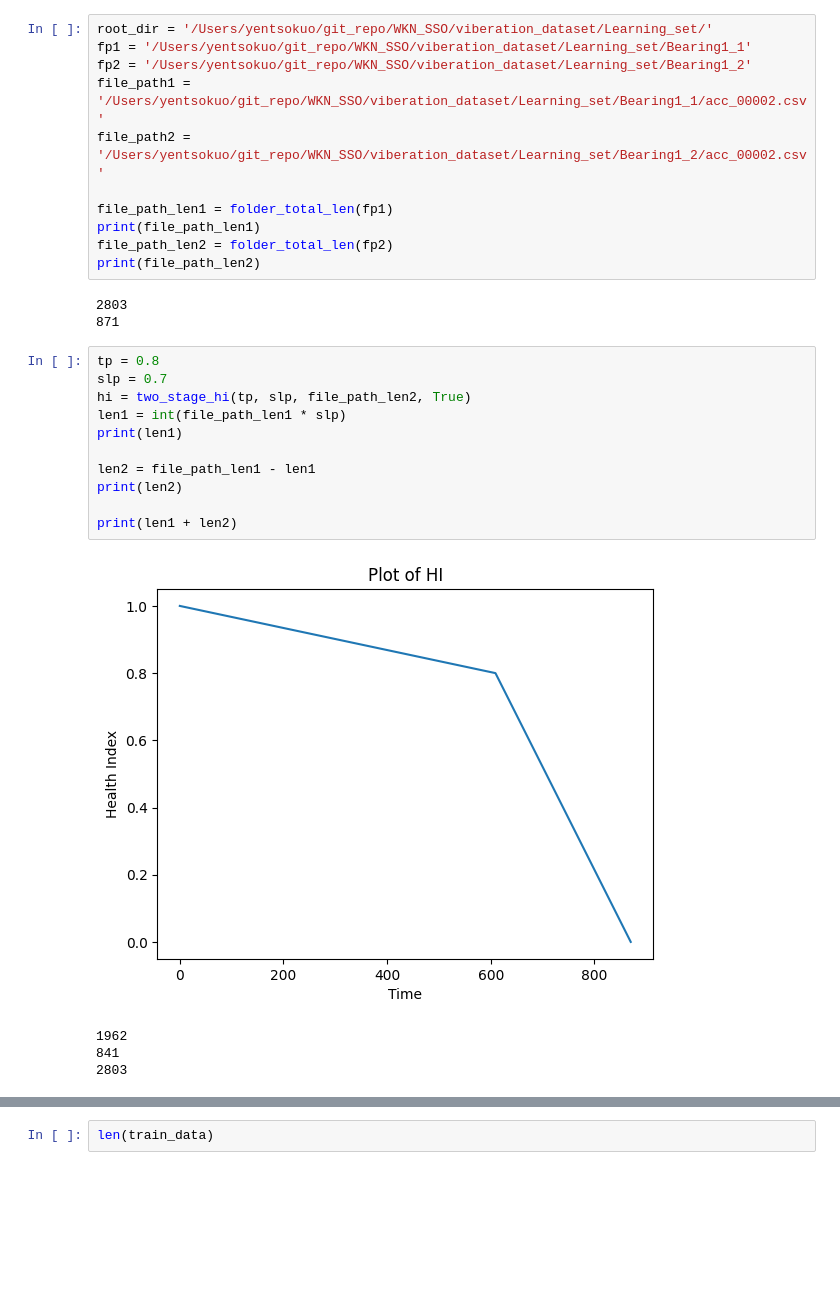
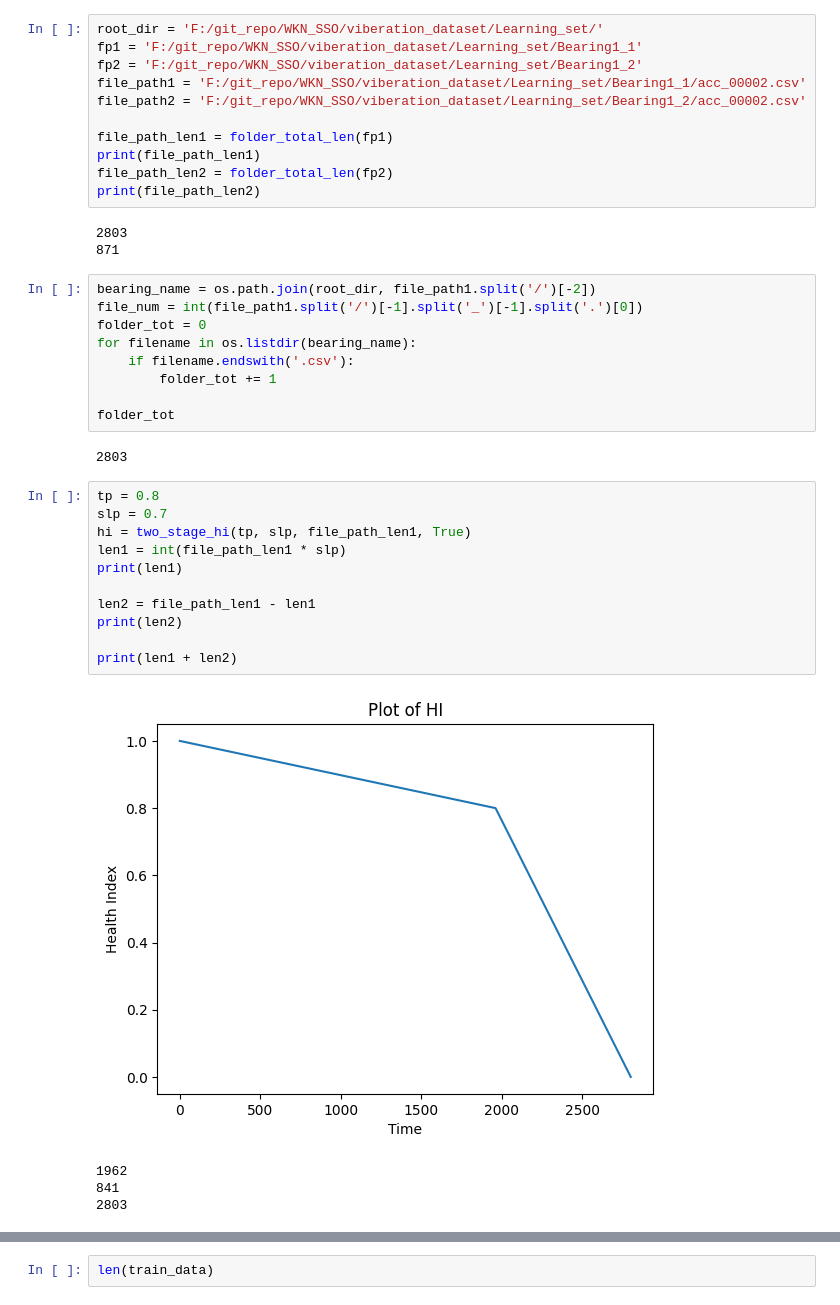
Before and after one commit to leokou42/WKN_SSO, a Jupyter notebook: src/twostage_aug.ipynb, the cells around one changed output, grey strips where cells are left out. Cells and saved outputs as stored; diff of their text form; blank space fills up the shorter version.

Commit message:
2stage coding done still have to fix the mse acc prob

```diff
--- a/src/twostage_aug.ipynb
+++ b/src/twostage_aug.ipynb
@@ -1,11 +1,11 @@
 # %%
 from utils import *
 # %%
-root_dir = '/Users/yentsokuo/git_repo/WKN_SSO/viberation_dataset/Learning_set/'
-fp1 = '/Users/yentsokuo/git_repo/WKN_SSO/viberation_dataset/Learning_set/Bearing1_1'
-fp2 = '/Users/yentsokuo/git_repo/WKN_SSO/viberation_dataset/Learning_set/Bearing1_2'
-file_path1 = '/Users/yentsokuo/git_repo/WKN_SSO/viberation_dataset/Learning_set/Bearing1_1/acc_00002.csv'
-file_path2 = '/Users/yentsokuo/git_repo/WKN_SSO/viberation_dataset/Learning_set/Bearing1_2/acc_00002.csv'
+root_dir = 'F:/git_repo/WKN_SSO/viberation_dataset/Learning_set/'
+fp1 = 'F:/git_repo/WKN_SSO/viberation_dataset/Learning_set/Bearing1_1'
+fp2 = 'F:/git_repo/WKN_SSO/viberation_dataset/Learning_set/Bearing1_2'
+file_path1 = 'F:/git_repo/WKN_SSO/viberation_dataset/Learning_set/Bearing1_1/acc_00002.csv'
+file_path2 = 'F:/git_repo/WKN_SSO/viberation_dataset/Learning_set/Bearing1_2/acc_00002.csv'
 
 file_path_len1 = folder_total_len(fp1)
 print(file_path_len1)
@@ -14,19 +14,30 @@ print(file_path_len2)
 # %% [output]
 2803
 871
+# %%
+bearing_name = os.path.join(root_dir, file_path1.split('/')[-2])
+file_num = int(file_path1.split('/')[-1].split('_')[-1].split('.')[0])
+folder_tot = 0
+for filename in os.listdir(bearing_name):
+    if filename.endswith('.csv'):
+        folder_tot += 1
+
+folder_tot
+# %% [output]
+2803
 # %%
 tp = 0.8
 slp = 0.7
-hi = two_stage_hi(tp, slp, file_path_len2, True)
+hi = two_stage_hi(tp, slp, file_path_len1, True)
 len1 = int(file_path_len1 * slp)
 print(len1)
 
 len2 = file_path_len1 - len1
 print(len2)
 
 print(len1 + len2)
 # %% [output]
-[figure, old version]
+[figure, new version]
 1962
 841
 2803
```
Also changed, not shown: parts of 11 cells of this notebook, 6 other files.
